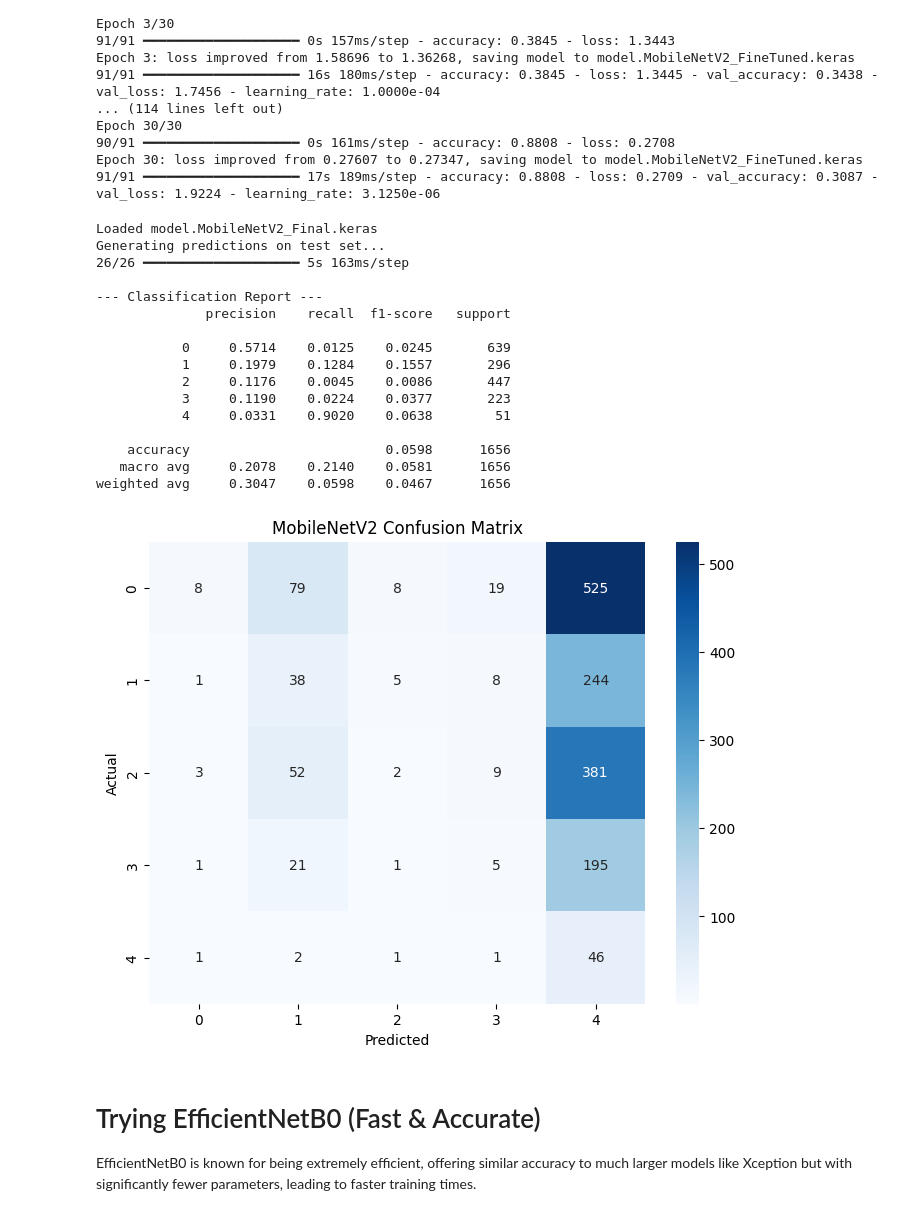
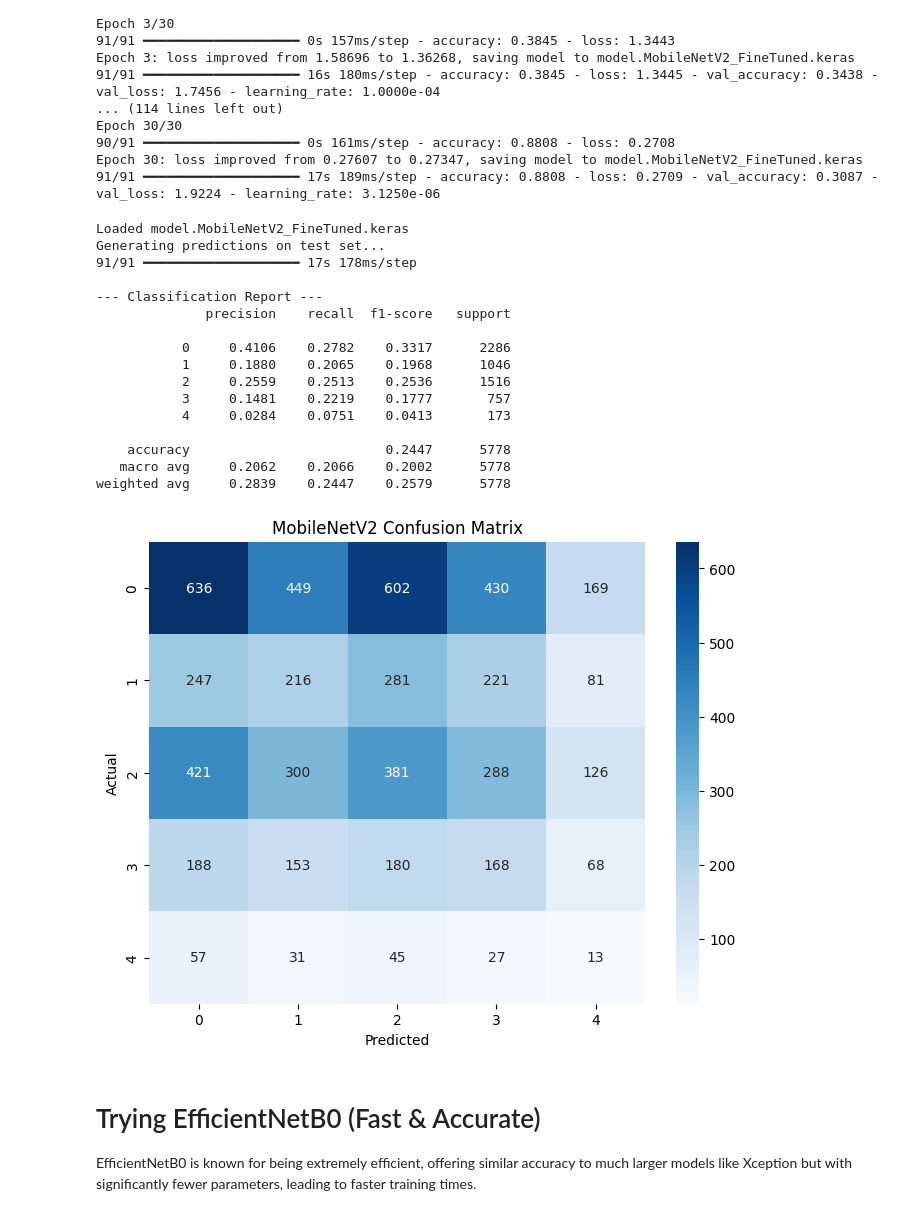
Before and after one commit to Shreyas-Mohan/aip-project, a Jupyter notebook: notebooks/kaggle-knee-x-ray-cnn (1).ipynb, the cells around one changed output. Drawn from its saved outputs; the diff is of its cells as text; code cells hidden in the pictures.

```diff
--- a/notebooks/kaggle-knee-x-ray-cnn (1).ipynb
+++ b/notebooks/kaggle-knee-x-ray-cnn (1).ipynb
@@ -361,60 +361,49 @@ Epoch 30: loss improved from 0.27607 to 0.27347, saving model to model.MobileNet
 # %%
 # --- EVALUATION FOR MOBILENETV2 ---
 import numpy as np
 import matplotlib.pyplot as plt
 import seaborn as sns
 from sklearn.metrics import classification_report, confusion_matrix
 
-# 1. Load the best saved MobileNetV2 model
-# Note: Using the filename from the get_callbacks('MobileNetV2_Final') or 'MobileNetV2_FineTuned'
-try:
-    best_model = tf.keras.models.load_model('model.MobileNetV2_Final.keras')
-    print("Loaded model.MobileNetV2_Final.keras")
-except:
-    try:
-        best_model = tf.keras.models.load_model('model.MobileNetV2_FineTuned.keras')
-        print("Loaded model.MobileNetV2_FineTuned.keras")
-    except Exception as e:
-        print(f"Could not load MobileNetV2 model: {e}")
-        best_model = model # Fallback to current memory model
+best_model = tf.keras.models.load_model(r'C:\Users\shrey\Downloads\SEM 6 NOTES\aip\Project\models\model.MobileNetV2_FineTuned.keras')
+print("Loaded model.MobileNetV2_FineTuned.keras")
 
 # 2. Generate Predictions
 print("Generating predictions on test set...")
-y_pred_probs = best_model.predict(test_ds)
+y_pred_probs = best_model.predict(train_ds)
 y_pred = np.argmax(y_pred_probs, axis=1)
-
+y_true1 = np.concatenate([y for x, y in train_ds], axis=0)
 # 3. Classification Report
 print("\n--- Classification Report ---")
-print(classification_report(y_true, y_pred, target_names=["0", "1", "2", "3", "4"], digits=4))
-
+print(classification_report(y_true1, y_pred, target_names=["0", "1", "2", "3", "4"], digits=4))
 # 4. Confusion Matrix
-cm = confusion_matrix(y_true, y_pred)
+cm = confusion_matrix(y_true1, y_pred)
 plt.figure(figsize=(8, 6))
 sns.heatmap(cm, annot=True, fmt='d', cmap='Blues',
             xticklabels=["0", "1", "2", "3", "4"],
             yticklabels=["0", "1", "2", "3", "4"])
 plt.xlabel('Predicted')
 plt.ylabel('Actual')
 plt.title('MobileNetV2 Confusion Matrix')
 plt.show()
 # %% [output]
-Loaded model.MobileNetV2_Final.keras
+Loaded model.MobileNetV2_FineTuned.keras
 Generating predictions on test set...
-26/26 ━━━━━━━━━━━━━━━━━━━━ 5s 163ms/step
+91/91 ━━━━━━━━━━━━━━━━━━━━ 17s 178ms/step
 
 --- Classification Report ---
               precision    recall  f1-score   support
 
-           0     0.5714    0.0125    0.0245       639
-           1     0.1979    0.1284    0.1557       296
-           2     0.1176    0.0045    0.0086       447
-           3     0.1190    0.0224    0.0377       223
-           4     0.0331    0.9020    0.0638        51
+           0     0.4106    0.2782    0.3317      2286
+           1     0.1880    0.2065    0.1968      1046
+           2     0.2559    0.2513    0.2536      1516
+           3     0.1481    0.2219    0.1777       757
+           4     0.0284    0.0751    0.0413       173
 
-    accuracy                         0.0598      1656
-   macro avg     0.2078    0.2140    0.0581      1656
-weighted avg     0.3047    0.0598    0.0467      1656
+    accuracy                         0.2447      5778
+   macro avg     0.2062    0.2066    0.2002      5778
+weighted avg     0.2839    0.2447    0.2579      5778
-[figure, old version]
+[figure, new version]
 # %% [markdown]
 # Trying EfficientNetB0 (Fast & Accurate)
 EfficientNetB0 is known for being extremely efficient, offering similar accuracy to much larger models like Xception but with significantly fewer parameters, leading to faster training times.
```
Also changed, not shown: 1 other file.
